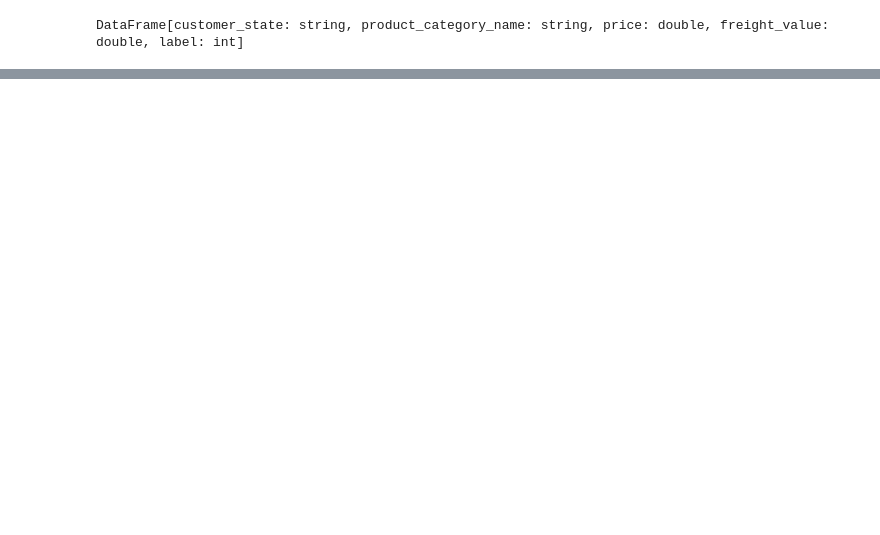
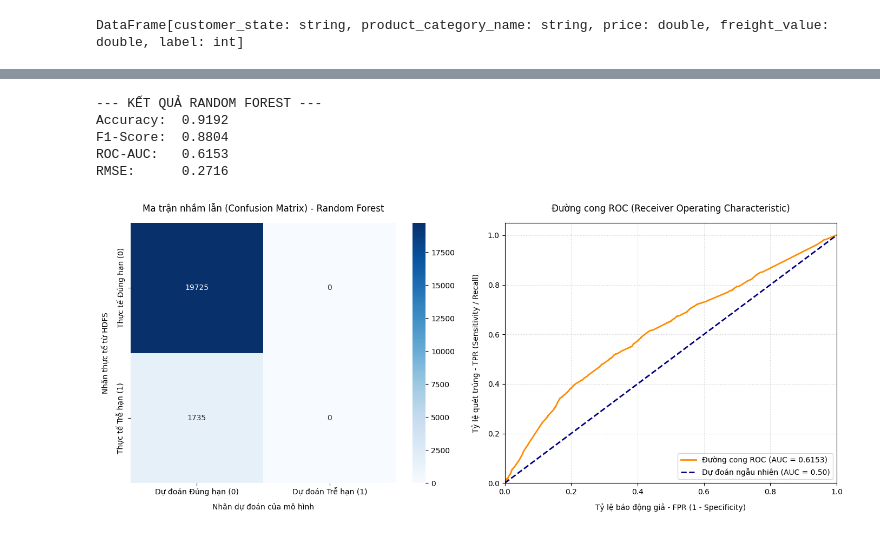
Before and after one commit to TDGKhang/BigData, a Jupyter notebook: src/late_delivery_prediction.ipynb, the cells around one changed output, grey strips where cells are left out. Drawn from its saved outputs; the diff is of its cells as text; code cells hidden in the pictures; blank space fills up the shorter version.

```diff
--- a/src/late_delivery_prediction.ipynb
+++ b/src/late_delivery_prediction.ipynb
@@ -103,0 +71,69 @@ print(f"RMSE:      {rmse_eval.evaluate(gbt_predictions_eval):.4f}")
+# %%
+from pyspark.ml.functions import vector_to_array
+
+rf = RandomForestClassifier(featuresCol="features", labelCol="label", numTrees=30, maxDepth=6, seed=42)
+rf_pipeline = Pipeline(stages=preprocessing_stages + [rf])
+rf_model = rf_pipeline.fit(train_data)
+
+rf_predictions = rf_model.transform(test_data)
+rf_predictions_eval = rf_predictions.withColumn("prob_class_1", vector_to_array(col("probability"))[1])
+
+acc_eval = MulticlassClassificationEvaluator(labelCol="label", predictionCol="prediction", metricName="accuracy")
+f1_eval = MulticlassClassificationEvaluator(labelCol="label", predictionCol="prediction", metricName="f1")
+roc_eval = BinaryClassificationEvaluator(labelCol="label", rawPredictionCol="probability", metricName="areaUnderROC")
+rmse_eval = RegressionEvaluator(labelCol="label", predictionCol="prob_class_1", metricName="rmse")
+
+print("--- KẾT QUẢ RANDOM FOREST ---")
+print(f"Accuracy:  {acc_eval.evaluate(rf_predictions):.4f}")
+print(f"F1-Score:  {f1_eval.evaluate(rf_predictions):.4f}")
+print(f"ROC-AUC:   {roc_eval.evaluate(rf_predictions):.4f}")
+print(f"RMSE:      {rmse_eval.evaluate(rf_predictions_eval):.4f}")
+# %% [output]
+--- KẾT QUẢ RANDOM FOREST ---
+Accuracy:  0.9192
+F1-Score:  0.8804
+ROC-AUC:   0.6153
+RMSE:      0.2716
+# %%
+import matplotlib.pyplot as plt
+import seaborn as sns
+import numpy as np
+from sklearn.metrics import confusion_matrix, roc_curve, auc
+
+y_true = np.array(rf_predictions.select("label").collect()).reshape(-1)
+y_pred = np.array(rf_predictions.select("prediction").collect()).reshape(-1)
+
+y_prob = np.array(rf_predictions_eval.select("prob_class_1").collect()).reshape(-1)
+
+cm = confusion_matrix(y_true, y_pred)
+# %%
+fig, (ax1, ax2) = plt.subplots(1, 2, figsize=(14, 6))
+
+sns.heatmap(cm, annot=True, fmt='d', cmap='Blues', ax=ax1,
+            xticklabels=['Dự đoán Đúng hạn (0)', 'Dự đoán Trễ hạn (1)'],
+            yticklabels=['Thực tế Đúng hạn (0)', 'Thực tế Trễ hạn (1)'])
+
+ax1.set_title('Ma trận nhầm lẫn (Confusion Matrix) - Random Forest', fontsize=12, pad=15)
+ax1.set_xlabel('Nhãn dự đoán của mô hình', fontsize=10, labelpad=10)
+ax1.set_ylabel('Nhãn thực tế từ HDFS', fontsize=10, labelpad=10)
+
+fpr, tpr, thresholds = roc_curve(y_true, y_prob)
+roc_auc = auc(fpr, tpr)
+
+ax2.plot(fpr, tpr, color='darkorange', lw=2, label=f'Đường cong ROC (AUC = {roc_auc:.4f})')
+ax2.plot([0, 1], [0, 1], color='navy', lw=2, linestyle='--', label='Dự đoán ngẫu nhiên (AUC = 0.50)')
+
+ax2.set_xlim([0.0, 1.0])
+ax2.set_ylim([0.0, 1.05])
+ax2.set_xlabel('Tỷ lệ báo động giả - FPR (1 - Specificity)', fontsize=10, labelpad=10)
+ax2.set_ylabel('Tỷ lệ quét trúng - TPR (Sensitivity / Recall)', fontsize=10, labelpad=10)
+ax2.set_title('Đường cong ROC (Receiver Operating Characteristic)', fontsize=12, pad=15)
+
+ax2.grid(True, linestyle=':', alpha=0.6)
+
+ax2.legend(loc="lower right", fontsize=10)
+
+plt.tight_layout()
+plt.show()
+# %% [output]
+[figure, added]
```
Also changed, not shown: parts of 4 cells of this notebook.
